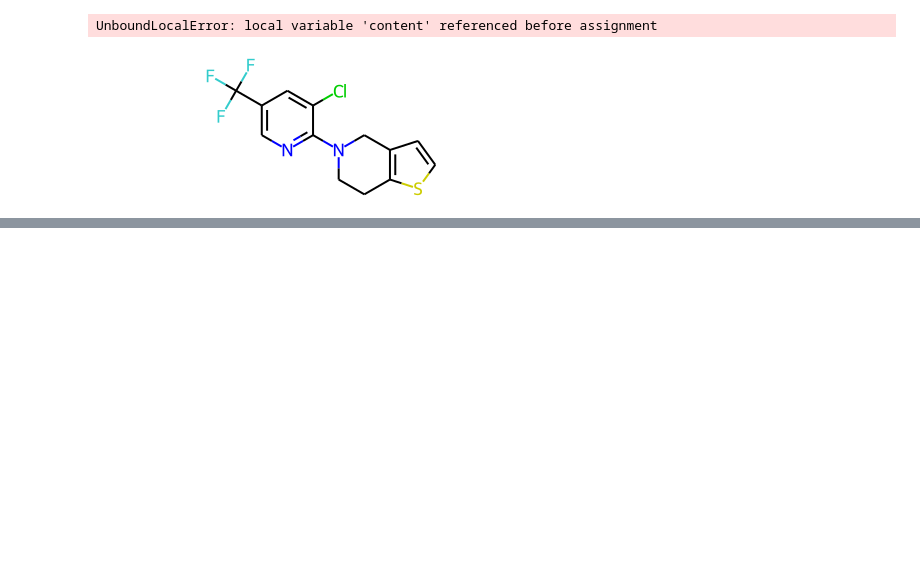
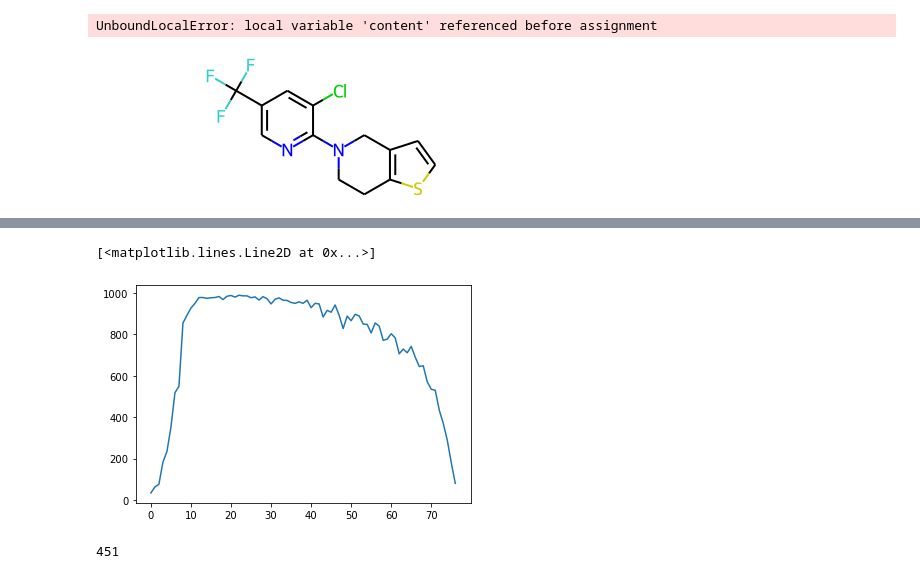
Before and after one commit to quantori/qtr-fingerprint, a Jupyter notebook: notebooks/fingerprint_research.ipynb, the cells around one changed output, grey strips where cells are left out. Drawn from its saved outputs; the diff is of its cells as text; code cells hidden in the pictures; blank space fills up the shorter version.

```diff
--- a/notebooks/fingerprint_research.ipynb
+++ b/notebooks/fingerprint_research.ipynb
@@ -225,0 +300,2 @@ df.loc[result]
+# %%
+split_df = split_df.reindex(split_df.mean().sort_values(ascending=False).index, axis=1)
@@ -225,0 +320,2 @@ df.loc[result]
+# %%
+df = df.T.drop_duplicates().T
@@ -225,0 +327,4 @@ df.loc[result]
+# %%
+df['fingerprint'] = df.apply(to_hash2, axis = 1)
+# %%
+df = pd.DataFrame(df['fingerprint'].tolist())
@@ -225,0 +347,9 @@ df.loc[result]
+# %%
+plt.plot(df.apply(set).apply(len))
+# %% [output]
+[<matplotlib.lines.Line2D at 0x...>]
+[figure, added]
+# %%
+df.groupby([0, 1, 3, 75, 76]).size().values.size
+# %% [output]
+451
```
Also changed, not shown: parts of 34 cells of this notebook.
